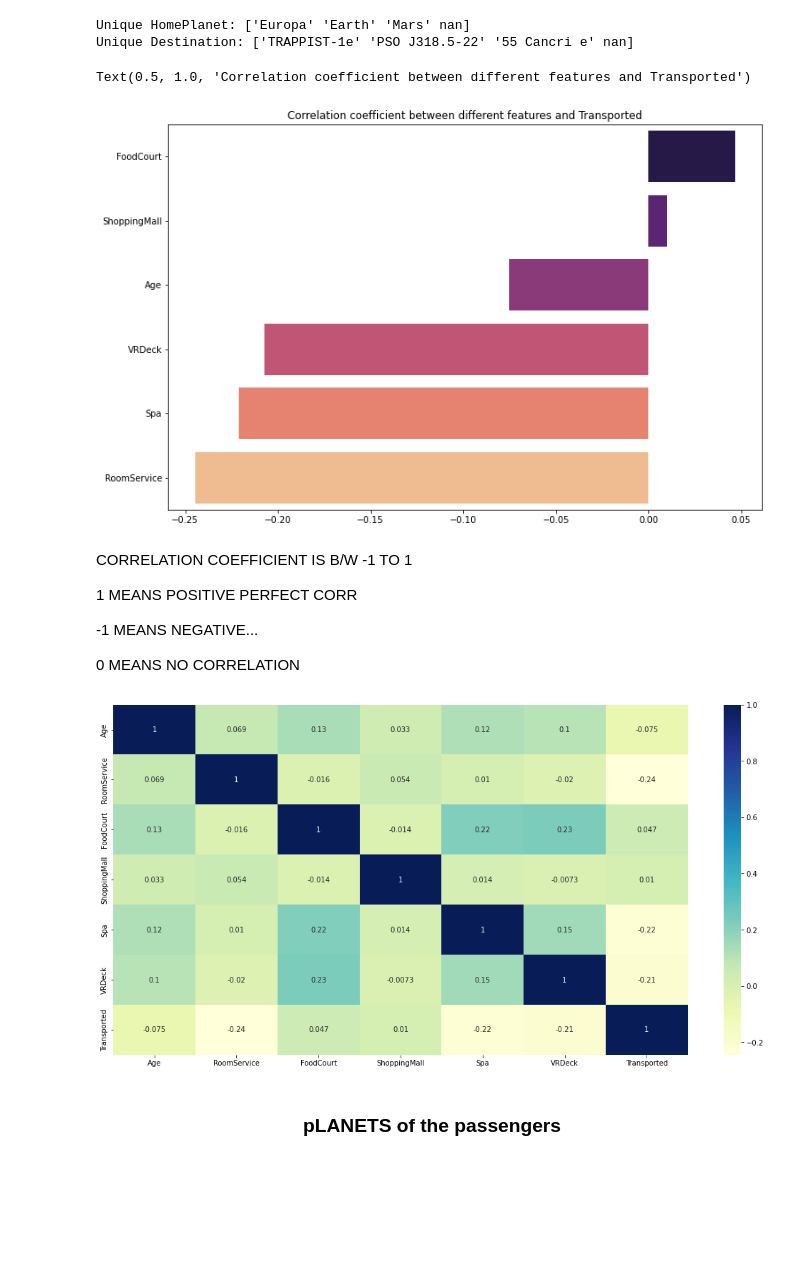
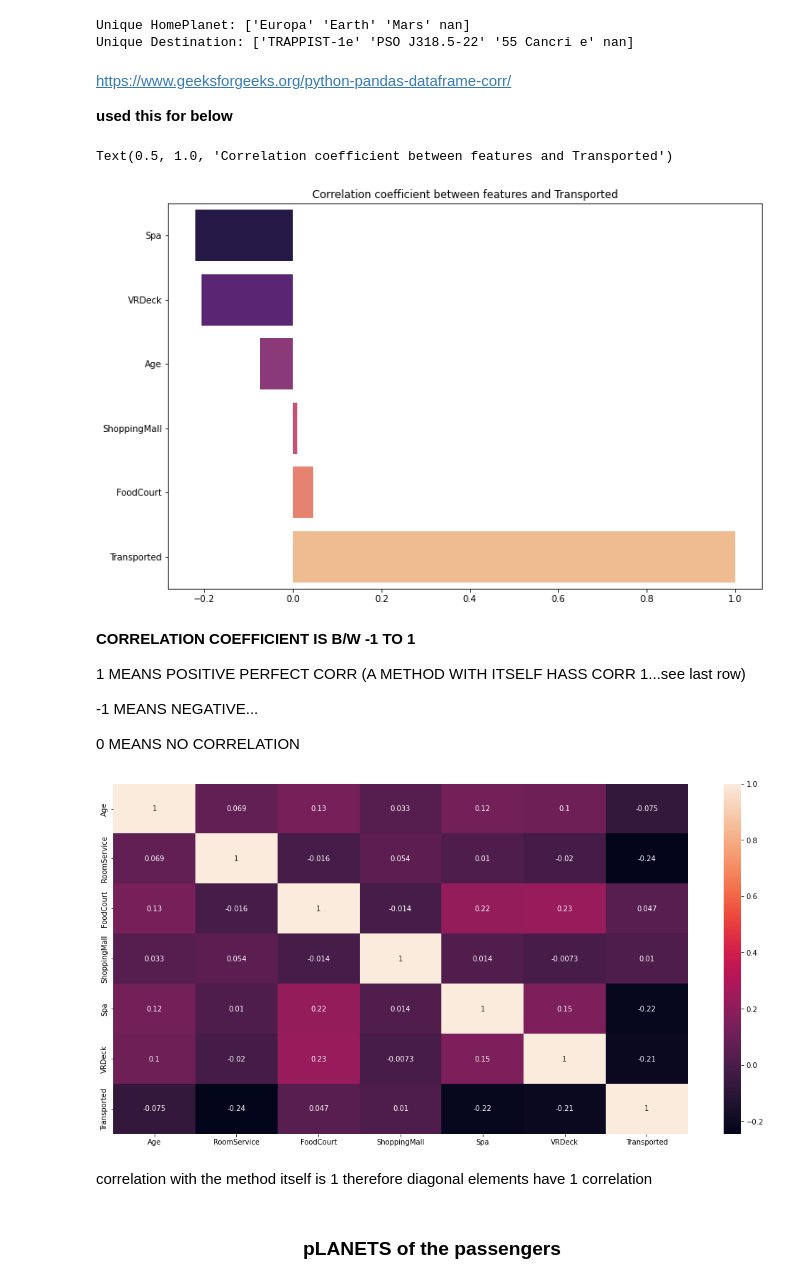
Before and after one commit to ankuwu03/ICG-Tasks, a Jupyter notebook: speship-final.ipynb, the cells around one changed output. Saved outputs shown, nothing was run; the diff lists cells and outputs as text; code cells hidden in the pictures; blank space fills up the shorter version.

```diff
--- a/speship-final.ipynb
+++ b/speship-final.ipynb
@@ -51,9 +57,14 @@ print('Unique HomePlanet:', dataTrain.HomePlanet.unique(), '\nUnique Destination
 # %% [output]
 Unique HomePlanet: ['Europa' 'Earth' 'Mars' nan]
 Unique Destination: ['TRAPPIST-1e' 'PSO J318.5-22' '55 Cancri e' nan]
+# %% [markdown]
+
+https://www.geeksforgeeks.org/python-pandas-dataframe-corr/
+
+<b>used this for below</b>
 # %%
 plt.figure(figsize=(12,8))
-data = dataTrain.corr()["Transported"].sort_values(ascending=False)
+data = dataTrain.corr()["Transported"].sort_values(ascending=True)
 indices = data.index
 labels = []
 corr = []
@@ -61,24 +72,27 @@ for i in range(1, len(indices)):
     labels.append(indices[i])
     corr.append(data[i])
 sns.barplot(x=corr, y=labels, palette='magma')
-plt.title('Correlation coefficient between different features and Transported')
+plt.title('Correlation coefficient between features and Transported')
 # %% [output]
-Text(0.5, 1.0, 'Correlation coefficient between different features and Transported')
+Text(0.5, 1.0, 'Correlation coefficient between features and Transported')
-[figure, old version]
+[figure, new version]
 # %% [markdown]
-CORRELATION COEFFICIENT IS B/W -1 TO 1
+<b>CORRELATION COEFFICIENT IS B/W -1 TO 1</b>
 
-1 MEANS POSITIVE PERFECT CORR
+1 MEANS POSITIVE PERFECT CORR (A METHOD WITH ITSELF HASS CORR 1...see last row)
 
 -1 MEANS NEGATIVE...
 
 0 MEANS NO CORRELATION
 # %%
 plt.figure(figsize=(18, 9))
-sns.heatmap(dataTrain.corr(), cmap="YlGnBu", annot=True)
+sns.heatmap(dataTrain.corr(), annot=True)
 plt.show()
 # %% [output]
-[figure, old version]
+[figure, new version]
+# %% [markdown]
+correlation with the method itself is 1
+therefore diagonal elements have 1 correlation
 # %% [markdown]
 <h3 align="center" ><a><b>pLANETS of the passengers<b></a></h3>
 # %%
```
Also changed, not shown: parts of 11 cells of this notebook.
